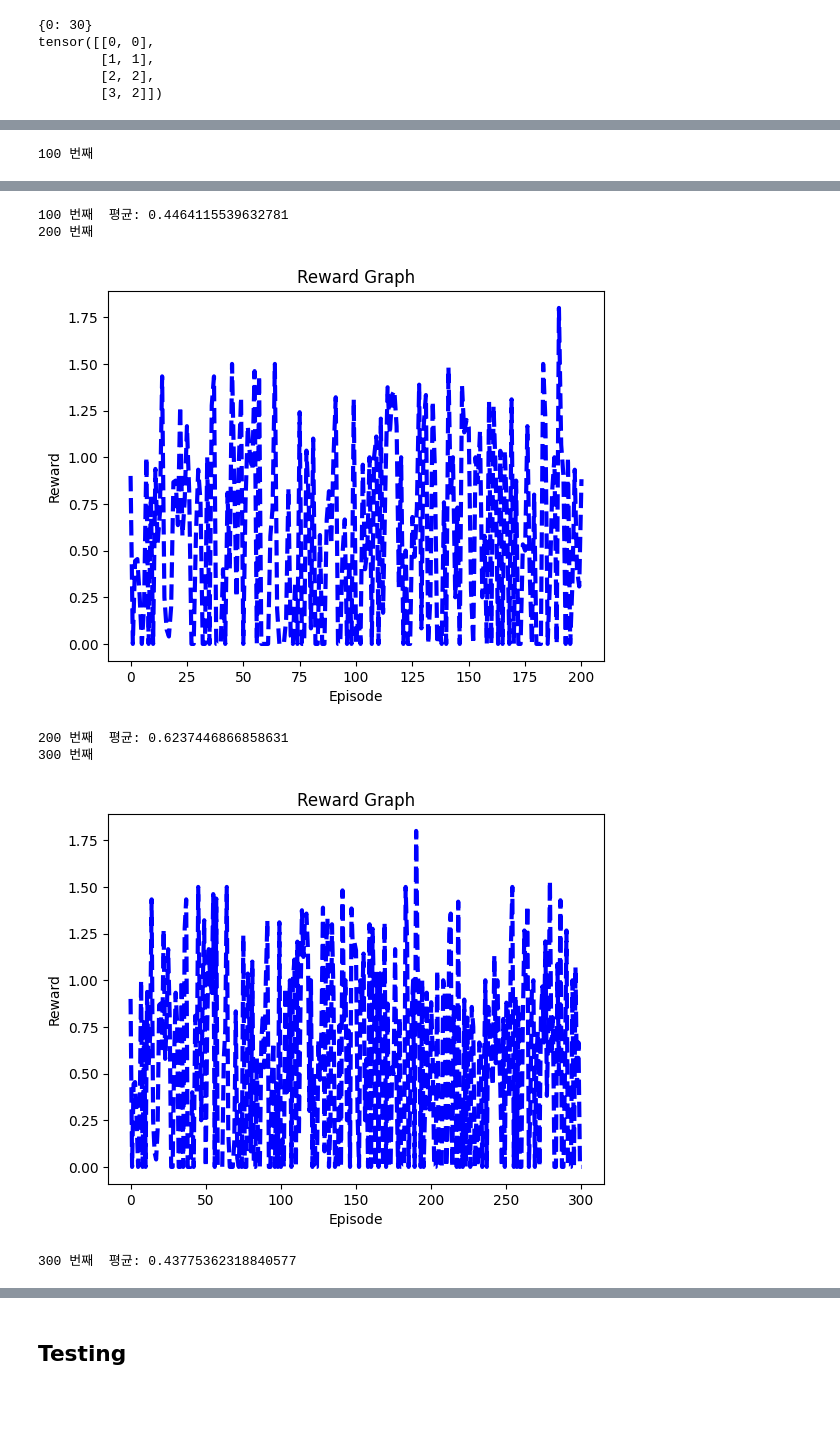
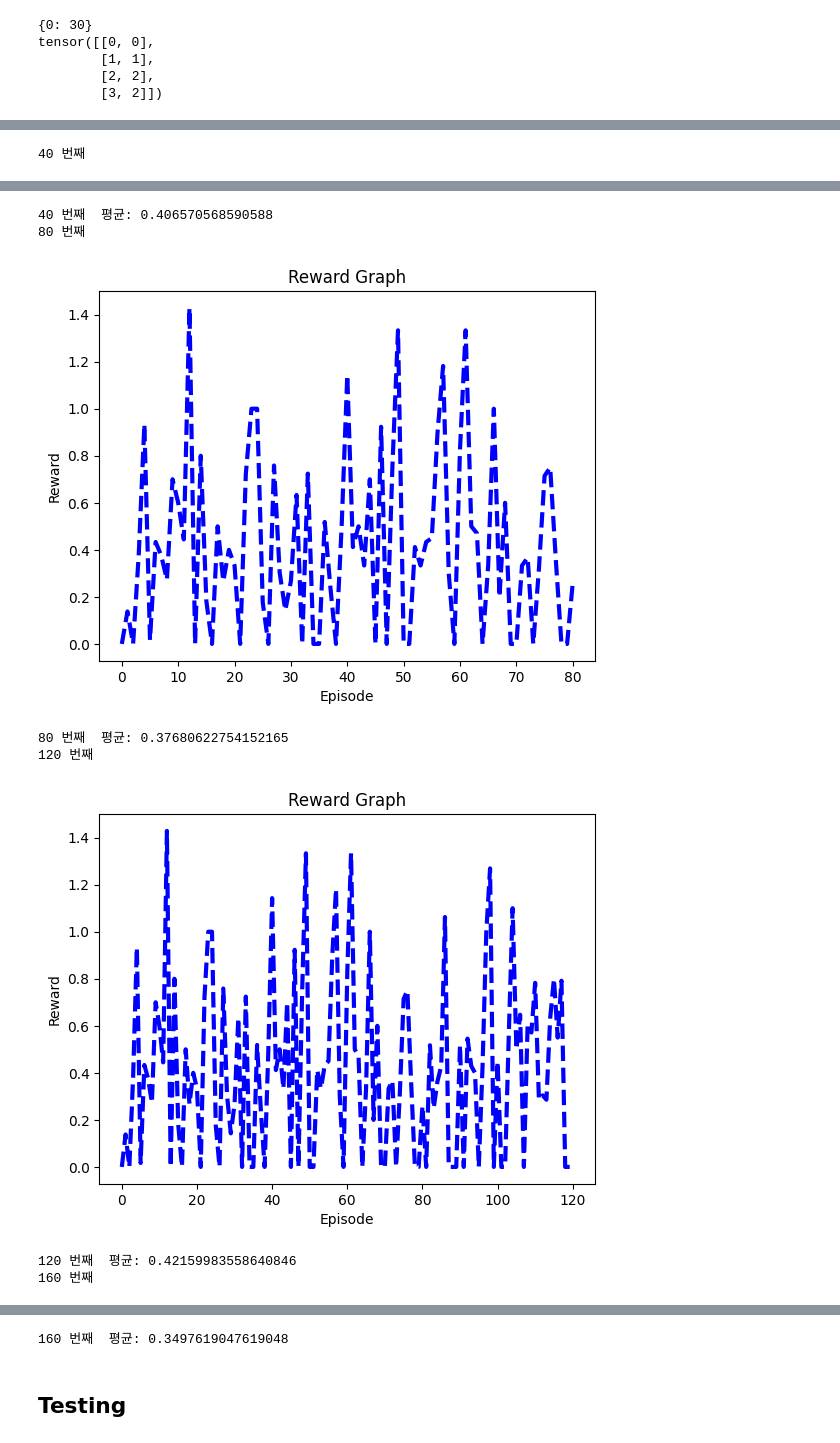
Before and after one commit to hotco87/Automatic-Observer-for-StarCraft, a Jupyter notebook: src/4_Observer_and_RL.ipynb, the cells around one changed output, grey strips where cells are left out. Saved outputs shown, nothing was run; the diff lists cells and outputs as text; code cells hidden in the pictures; blank space fills up the shorter version.

```diff
--- a/src/4_Observer_and_RL.ipynb
+++ b/src/4_Observer_and_RL.ipynb
@@ -1091,7 +1097,7 @@ env = StarObserverEnv()
 obs = env.reset()
 print("obs.shape",obs.shape)
 
-for i in range(5):
+for i in range(3):
 
     action = random.randint(0,8)
     next_state, reward, done, info = env.step(action)
@@ -1235,7 +1586,7 @@ dqn = DQN()
 def main():
     total_reward_list = []
     #for i_episode in count(1):
-    for i_episode in range(1000):
+    for i_episode in range(200):
         total_reward = 0
         state = env.reset() # 16, 12, 20
         for t in range(50):
@@ -1272,7 +1623,7 @@ def main():
             state = next_state
 
         # evaluation
-        if i_episode % 100 == 0 and i_episode!=0:
+        if i_episode % 40 == 0 and i_episode!=0:
             print(i_episode, "번째")
             torch.save(dqn.eval_net.state_dict(), 'DQN_Cartpole.pth')
             plt.plot(list(range(len(total_reward_list))), total_reward_list, c="b", lw=3, ls="--")
@@ -1304,4 +1655,4 @@ def main():
 if __name__ == '__main__':
     main()
 # %% [output]
-100 번째
+40 번째
@@ -1309,7 +1660,8 @@ if __name__ == '__main__':
-100 번째  평균: 0.4464115539632781
-200 번째
+40 번째  평균: 0.406570568590588
+80 번째
-[figure, old version]
+[figure, new version]
-200 번째  평균: 0.6237446866858631
-300 번째
+80 번째  평균: 0.37680622754152165
+120 번째
-[figure, old version]
+[figure, new version]
-300 번째  평균: 0.43775362318840577
+120 번째  평균: 0.42159983558640846
+160 번째
@@ -1316,3 +1669,4 @@ if __name__ == '__main__':
+160 번째  평균: 0.3497619047619048
 # %% [markdown]
 ## Testing
 # %%
```
Also changed, not shown: parts of 7 cells of this notebook.
